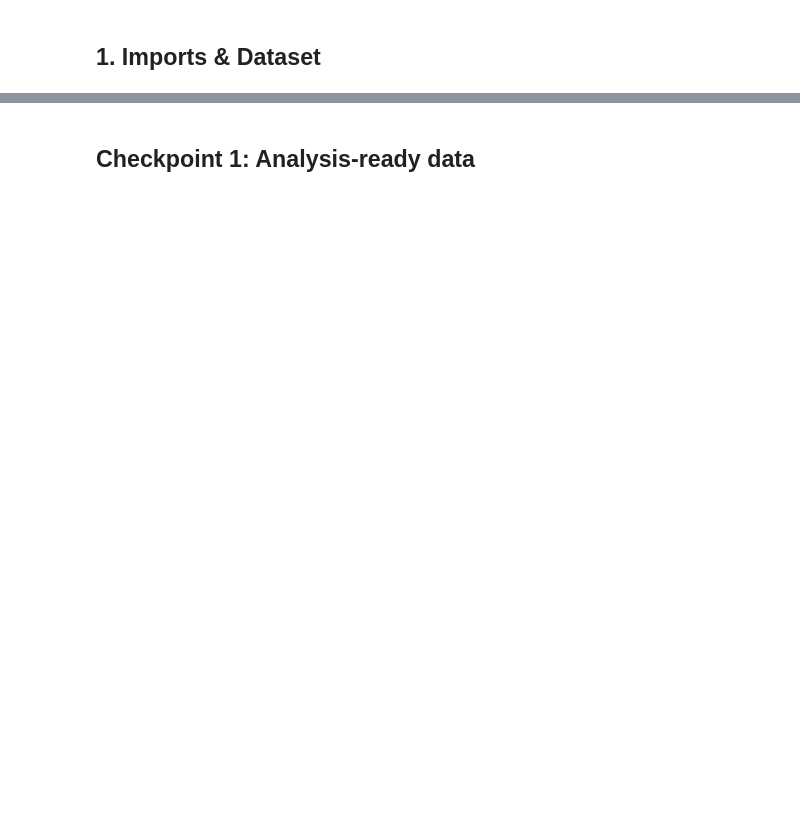
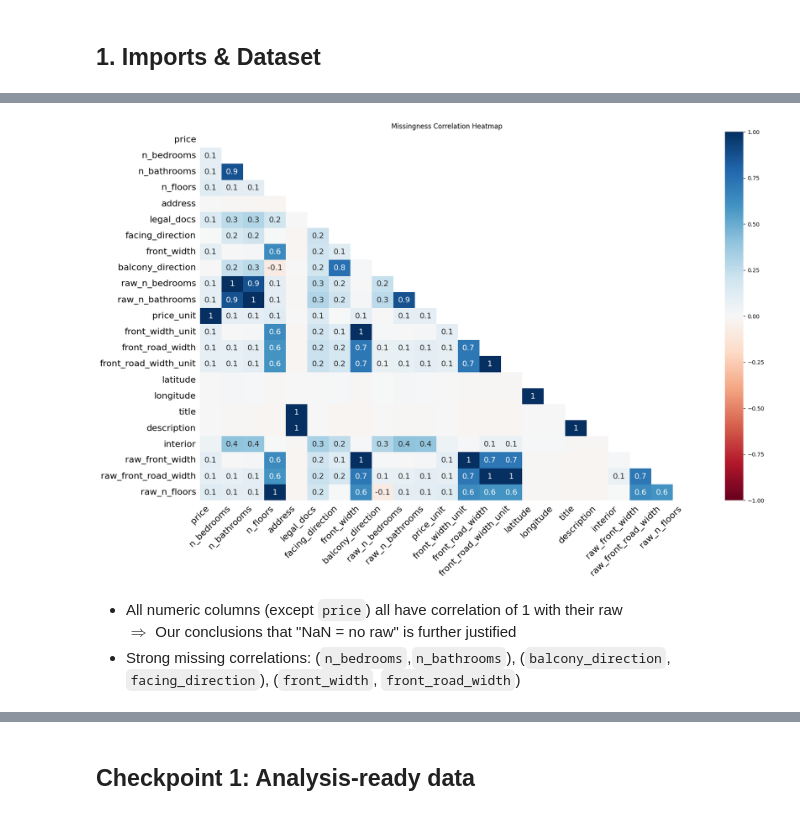
Before and after one commit to QuangHD4/real-estate-vietnam-analysis, a Jupyter notebook: notebooks/02_data_wrangling.ipynb, the cells around one changed output, grey strips where cells are left out. Drawn from its saved outputs; the diff is of its cells as text; code cells hidden in the pictures; blank space fills up the shorter version.

```diff
--- a/notebooks/02_data_wrangling.ipynb
+++ b/notebooks/02_data_wrangling.ipynb
@@ -501,0 +302,10 @@ Number of rows after removing duplicates: 23958
+# %%
+def standardize_directions(s:str):
+    if not isinstance(s, str) or not s.strip():
+        return None
+    return re.sub(r'\s*\-\s*', ' ', s).lower().strip()
+# %%
+df['facing_direction'] = df['facing_direction'].apply(standardize_directions)
+df['balcony_direction'] = df['balcony_direction'].apply(standardize_directions)
+print(df.facing_direction.unique())
+print(df.balcony_direction.unique())
@@ -501,0 +337,16 @@ Number of rows after removing duplicates: 23958
+# %%
+def standardize_interior(s):
+    if not s or not isinstance(s, str) or not s.lower().strip():
+        return None
+
+    if re.search(r'cao\s*cấp|nhập\s*khẩu', s):
+        return "cao cấp"
+    if re.search(r'đầy\s*đủ|full|đủ|hoàn\s*thiện', s):
+        return "đầy đủ"
+    if re.search(r'chưa\s*có|trống|không\s*(?:có)?|thô', s):
+        return "chưa có"
+    # if re.search(r'cơ\s*bản|nguyên\s*bản|cb|nội\s*thất', s):
+    #     return "cơ bản"
+    return "cơ bản"
+# %%
+df['interior'] = df.interior.apply(standardize_interior)
@@ -501,0 +415,10 @@ Number of rows after removing duplicates: 23958
+# %%
+msno.heatmap(df.loc[df.scraper=="Quang"])
+plt.title("Missingness Correlation Heatmap")
+plt.show()
+# %% [output]
+[figure, added]
+# %% [markdown]
+- All numeric columns (except `price`) all have correlation of 1 with their raw
+  $\Rightarrow$ Our conclusions that "NaN = no raw" is further justified
+- Strong missing correlations: (`n_bedrooms`,`n_bathrooms`), (`balcony_direction`, `facing_direction`), (`front_width`, `front_road_width`)
```
Also changed, not shown: parts of 91 cells of this notebook, 10 other files.
